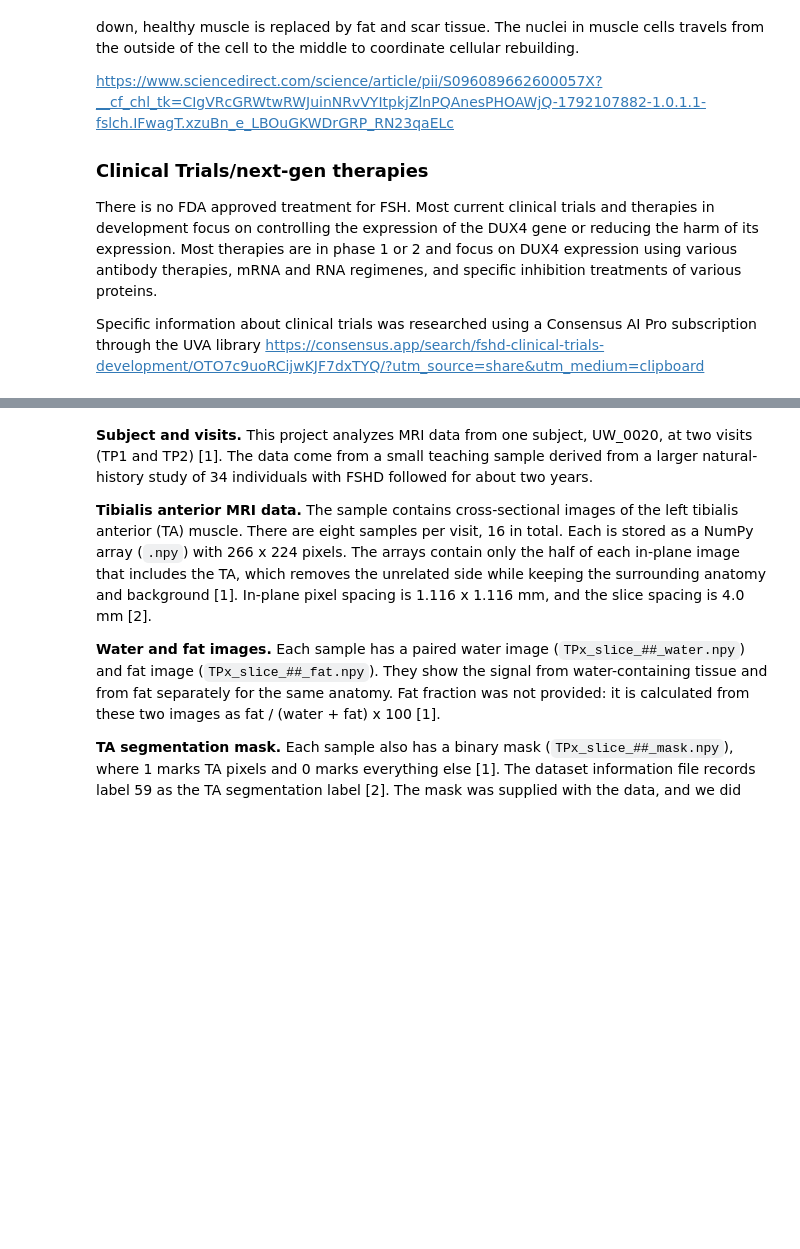
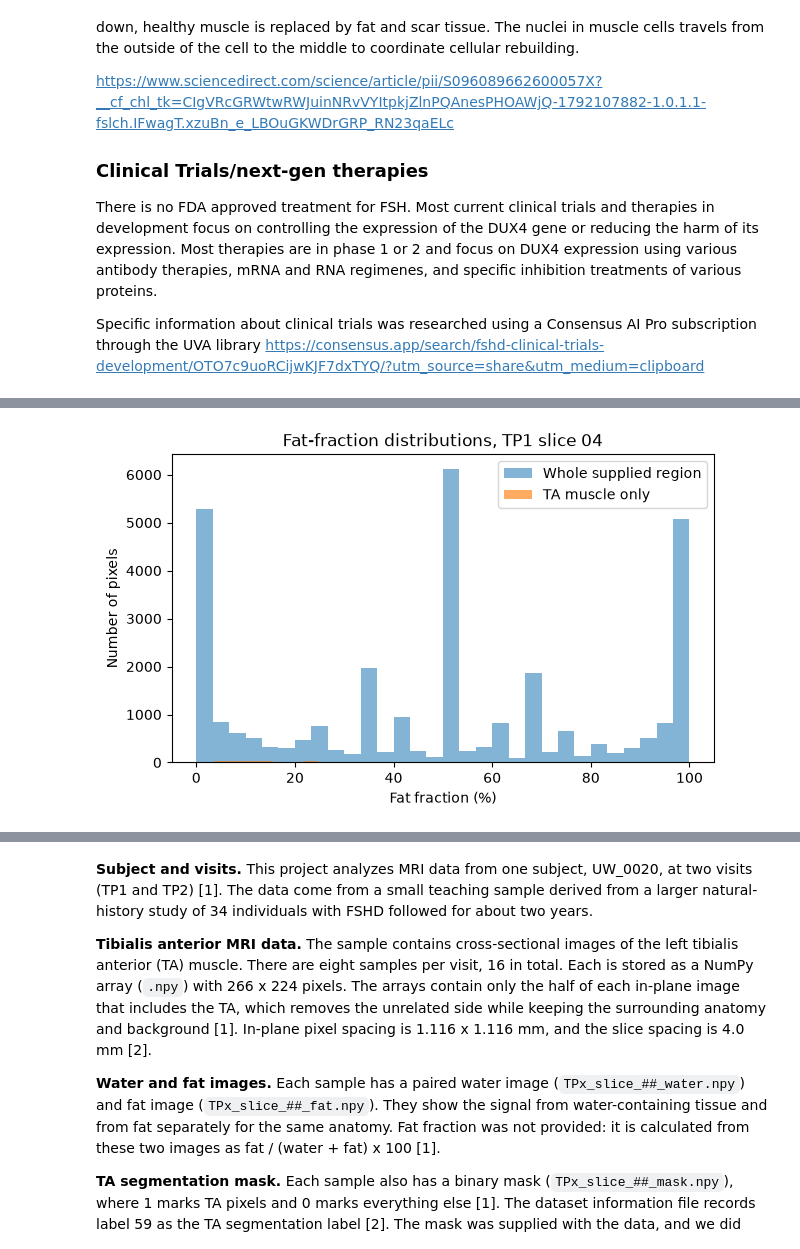
Before and after one commit to tripphilderbrand/BME2315_Module2-fixed-, a Jupyter notebook: FSHD_Module2_Project_Template.ipynb, the cells around one changed output, grey strips where cells are left out. Saved outputs shown, nothing was run; the diff lists cells and outputs as text; code cells hidden in the pictures; blank space fills up the shorter version.

```diff
--- a/FSHD_Module2_Project_Template.ipynb
+++ b/FSHD_Module2_Project_Template.ipynb
@@ -58,0 +121,25 @@ https://consensus.app/search/fshd-clinical-trials-development/OTO7c9uoRCijwKJF7d
+# %%
+denominator = water + fat
+valid_pixels = denominator > 0
+
+fat_fraction = np.divide(fat, denominator,
+                         out=np.zeros_like(fat, dtype=float),
+                         where=valid_pixels) * 100
+
+fat_fraction_full = fat_fraction.copy()          # whole supplied image region
+fat_fraction_masked = fat_fraction.copy()
+fat_fraction_masked[~mask] = np.nan              # TA only
+
+whole_image_values = fat_fraction_full[valid_pixels]
+muscle_values = fat_fraction_masked[~np.isnan(fat_fraction_masked)]
+
+print(f"Whole supplied image region - mean: {np.mean(whole_image_values):.1f}%")
+print(f"Whole supplied image region - minimum: {np.min(whole_image_values):.1f}%")
+print(f"Whole supplied image region - maximum: {np.max(whole_image_values):.1f}%")
+print()
+print(f"TA muscle only - mean: {np.mean(muscle_values):.1f}%")
+print(f"TA muscle only - median: {np.median(muscle_values):.1f}%")
+print(f"TA muscle only - SD: {np.std(muscle_values):.1f}%")
+print(f"TA muscle only - minimum: {np.min(muscle_values):.1f}%")
+print(f"TA muscle only - maximum: {np.max(muscle_values):.1f}%")
+print(f"TA muscle only - number of pixels: {muscle_values.size}")
@@ -58,0 +193,11 @@ https://consensus.app/search/fshd-clinical-trials-development/OTO7c9uoRCijwKJF7d
+# %%
+plt.figure(figsize=(7, 4))
+plt.hist(whole_image_values, bins=30, alpha=0.55, label="Whole supplied region")
+plt.hist(muscle_values, bins=30, alpha=0.65, label="TA muscle only")
+plt.xlabel("Fat fraction (%)")
+plt.ylabel("Number of pixels")
+plt.title("Fat-fraction distributions, TP1 slice 04")
+plt.legend()
+plt.show()
+# %% [output]
+[figure, added]
```
Also changed, not shown: parts of 19 cells of this notebook.
